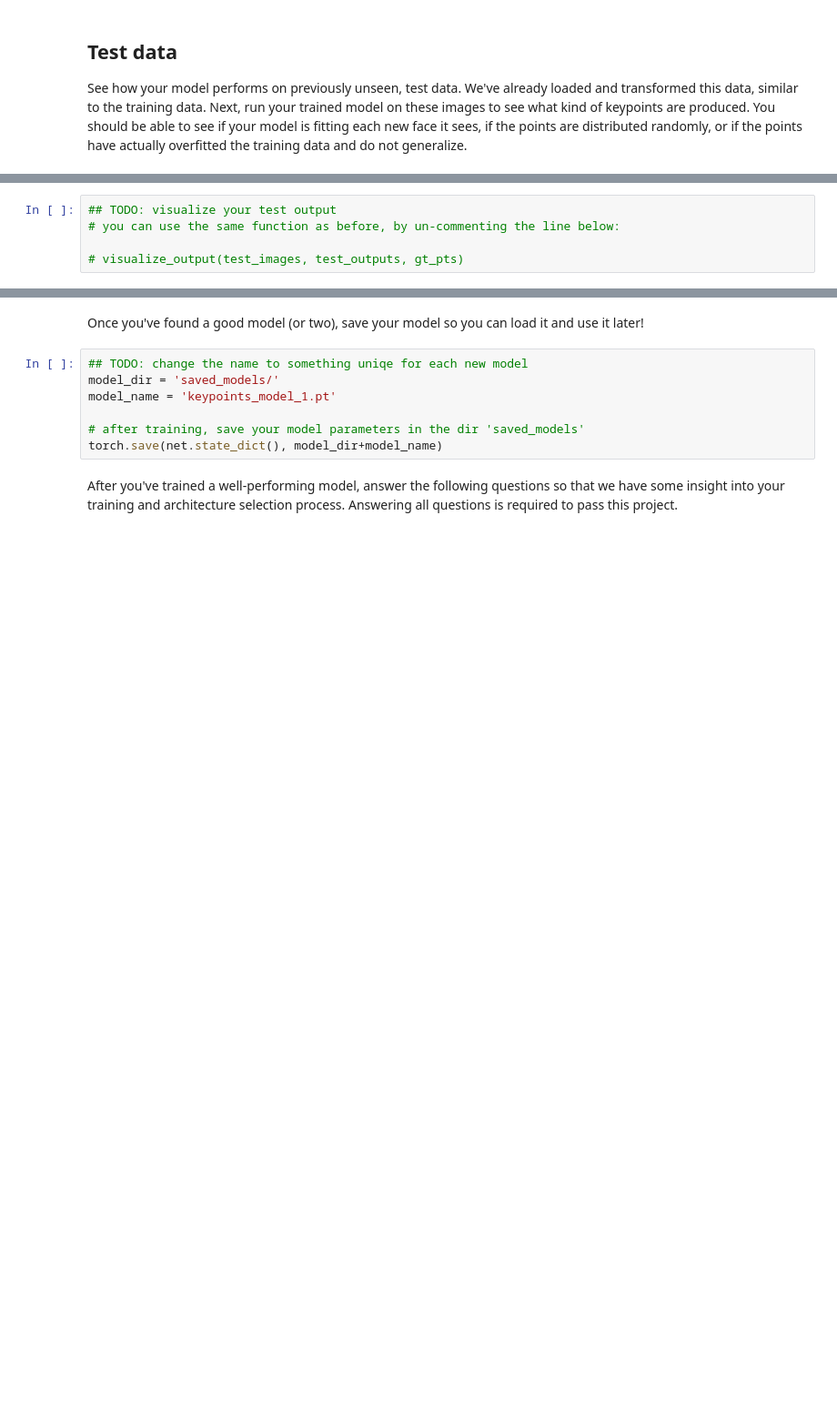
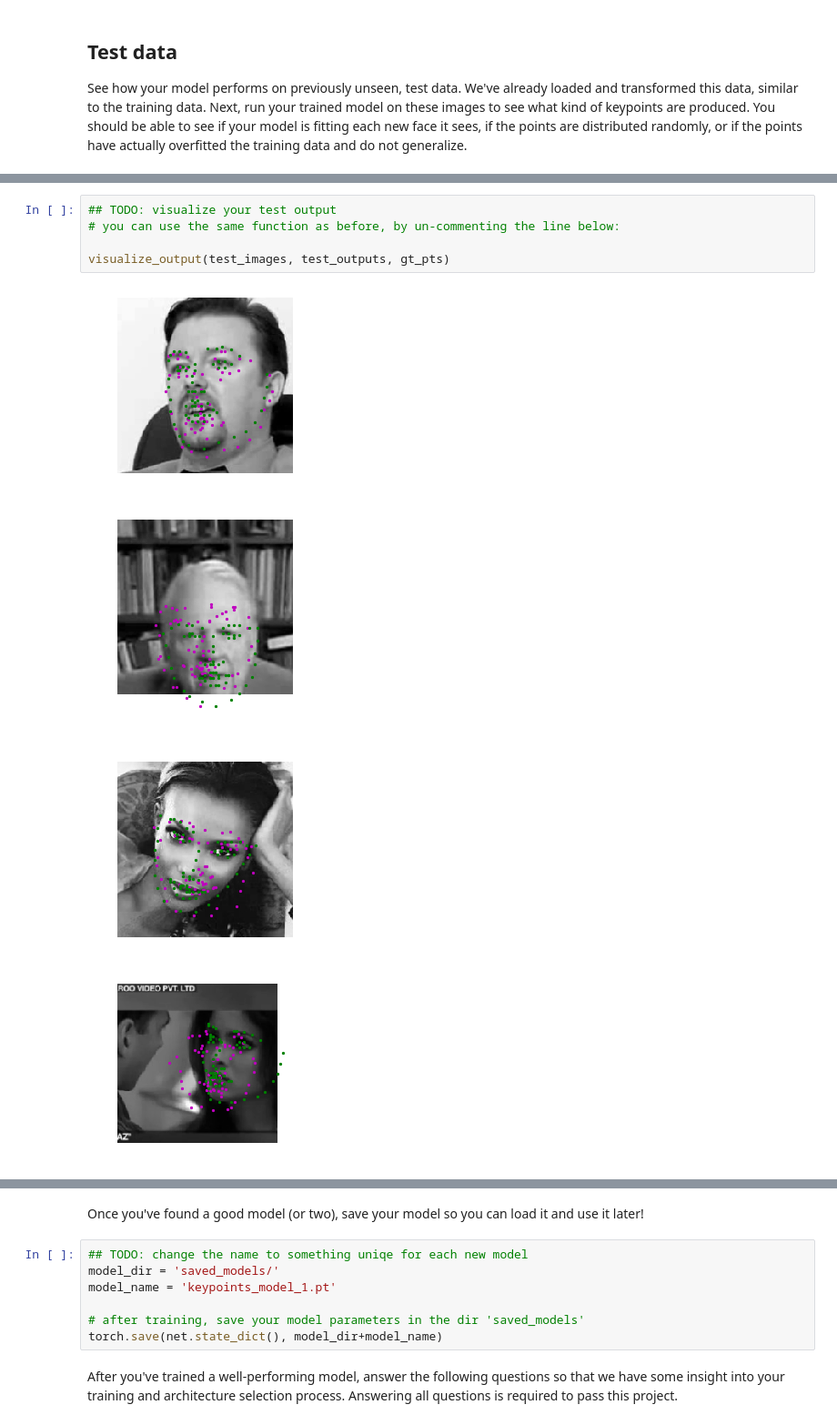
Before and after one commit to irvingvasquez/P1_Facial_Keypoints, a Jupyter notebook: 2. Define the Network Architecture.ipynb, the cells around one changed output, grey strips where cells are left out. Shown at 91% size. Cells and saved outputs as stored; diff of their text form; blank space fills up the shorter version.

```diff
--- a/2. Define the Network Architecture.ipynb
+++ b/2. Define the Network Architecture.ipynb
@@ -429,5 +453,10 @@ print(gt_pts.size())
 # %%
 ## TODO: visualize your test output
 # you can use the same function as before, by un-commenting the line below:
 
-# visualize_output(test_images, test_outputs, gt_pts)
+visualize_output(test_images, test_outputs, gt_pts)
+# %% [output]
+[figure, added]
+[figure, added]
+[figure, added]
+[figure, added]
```
Also changed, not shown: parts of 16 cells of this notebook, 1 other file.
